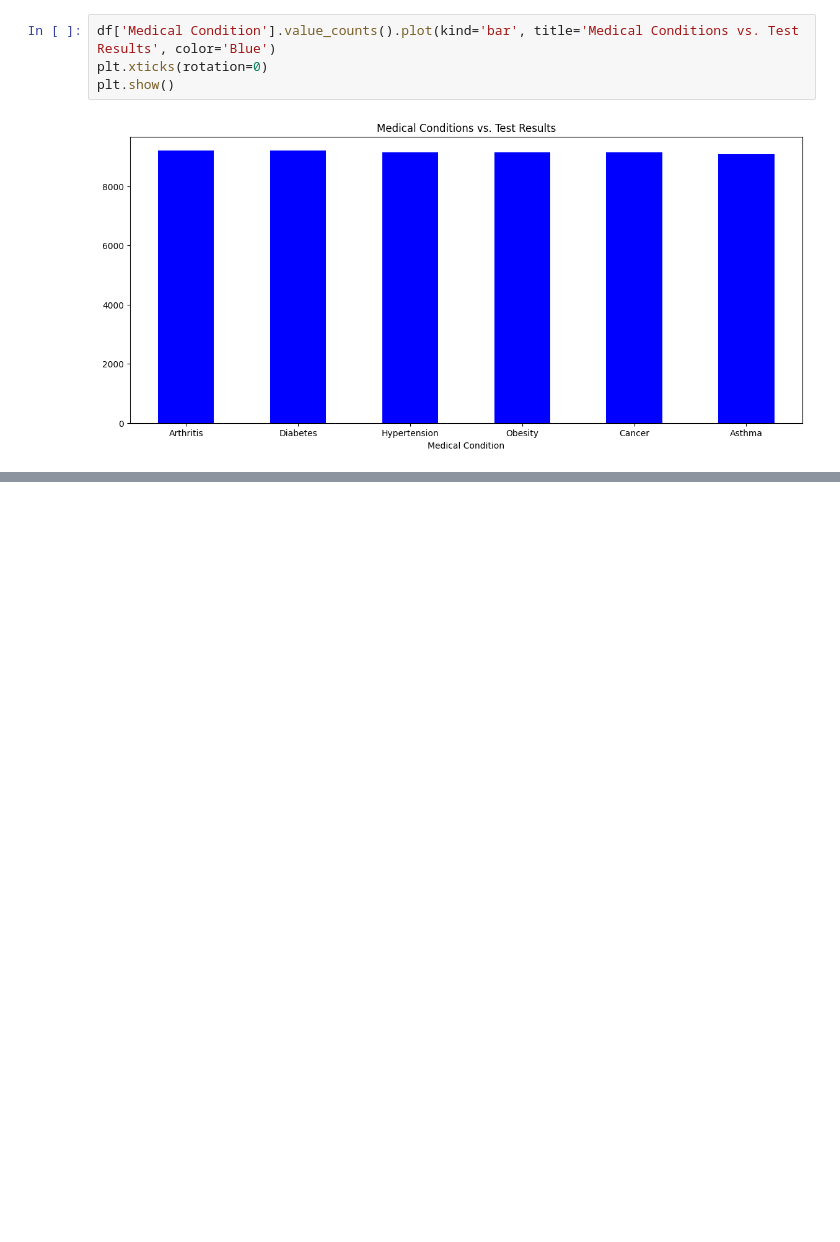
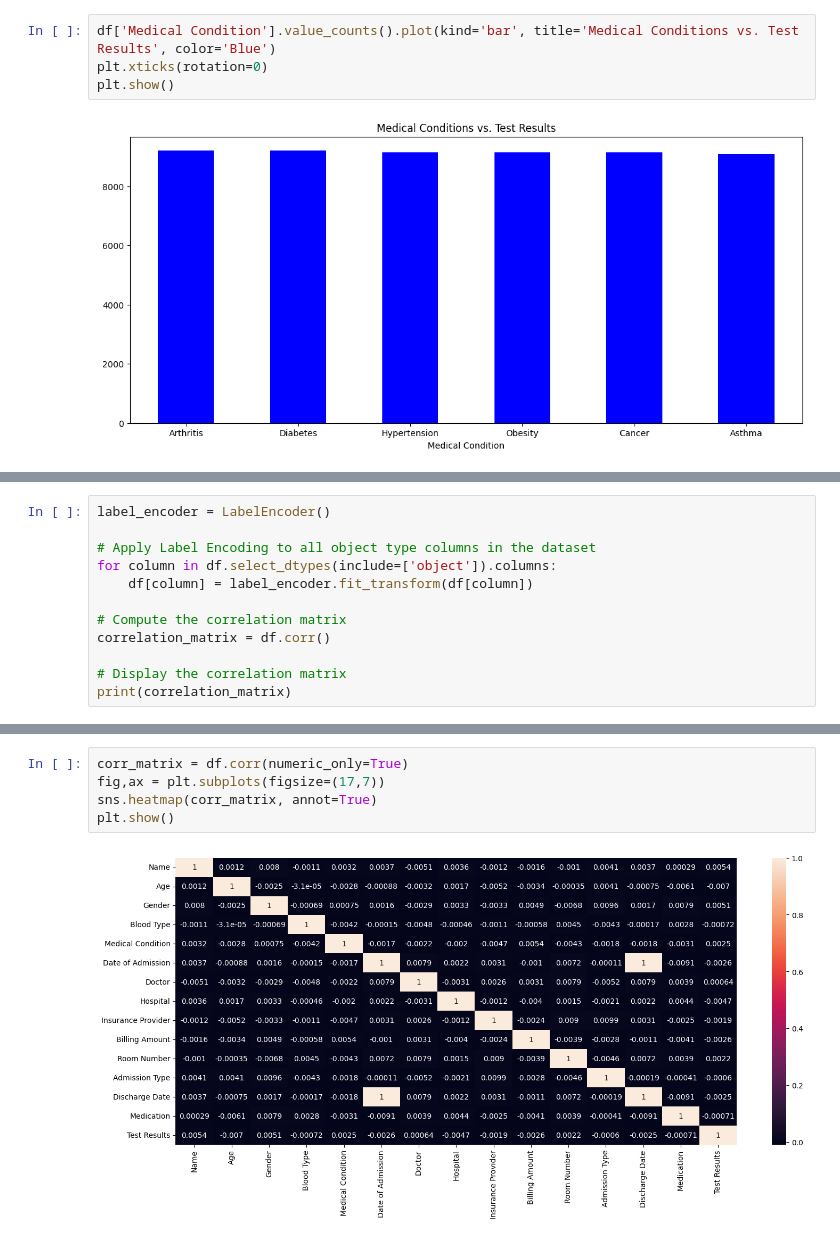
Before and after one commit to WinstonBudi/MY-DAC-Curriculum, a Jupyter notebook: Internal Project/Project.ipynb, the cells around one changed output, grey strips where cells are left out. Cells and saved outputs as stored; diff of their text form; blank space fills up the shorter version.

```diff
--- a/Internal Project/Project.ipynb
+++ b/Internal Project/Project.ipynb
@@ -154,0 +170,12 @@ plt.show()
+# %%
+label_encoder = LabelEncoder()
+
+# Apply Label Encoding to all object type columns in the dataset
+for column in df.select_dtypes(include=['object']).columns:
+    df[column] = label_encoder.fit_transform(df[column])
+
+# Compute the correlation matrix
+correlation_matrix = df.corr()
+
+# Display the correlation matrix
+print(correlation_matrix)
@@ -154,0 +200,7 @@ plt.show()
+# %%
+corr_matrix = df.corr(numeric_only=True)
+fig,ax = plt.subplots(figsize=(17,7))
+sns.heatmap(corr_matrix, annot=True)
+plt.show()
+# %% [output]
+[figure, added]
```
Also changed, not shown: parts of 6 cells of this notebook, 1 other file.
